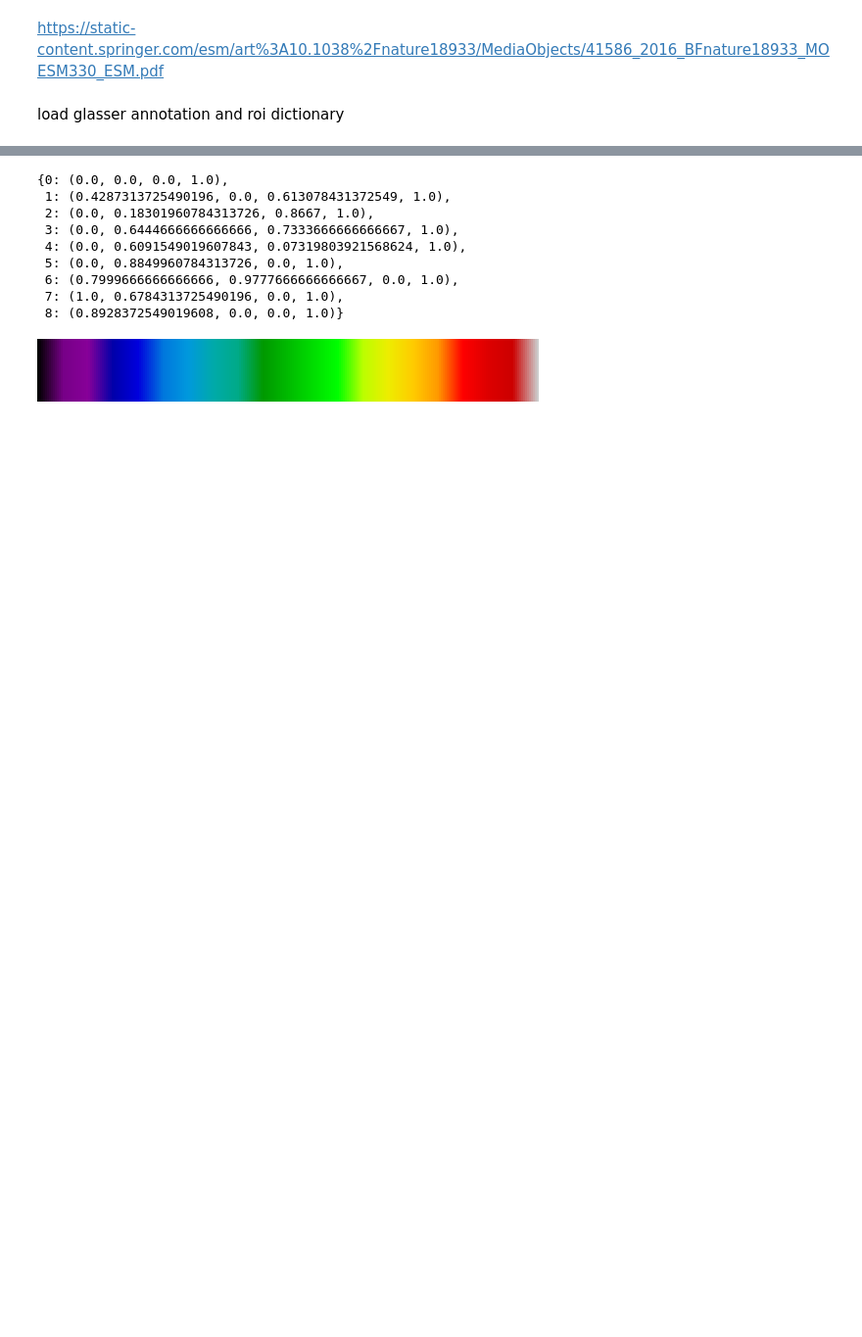
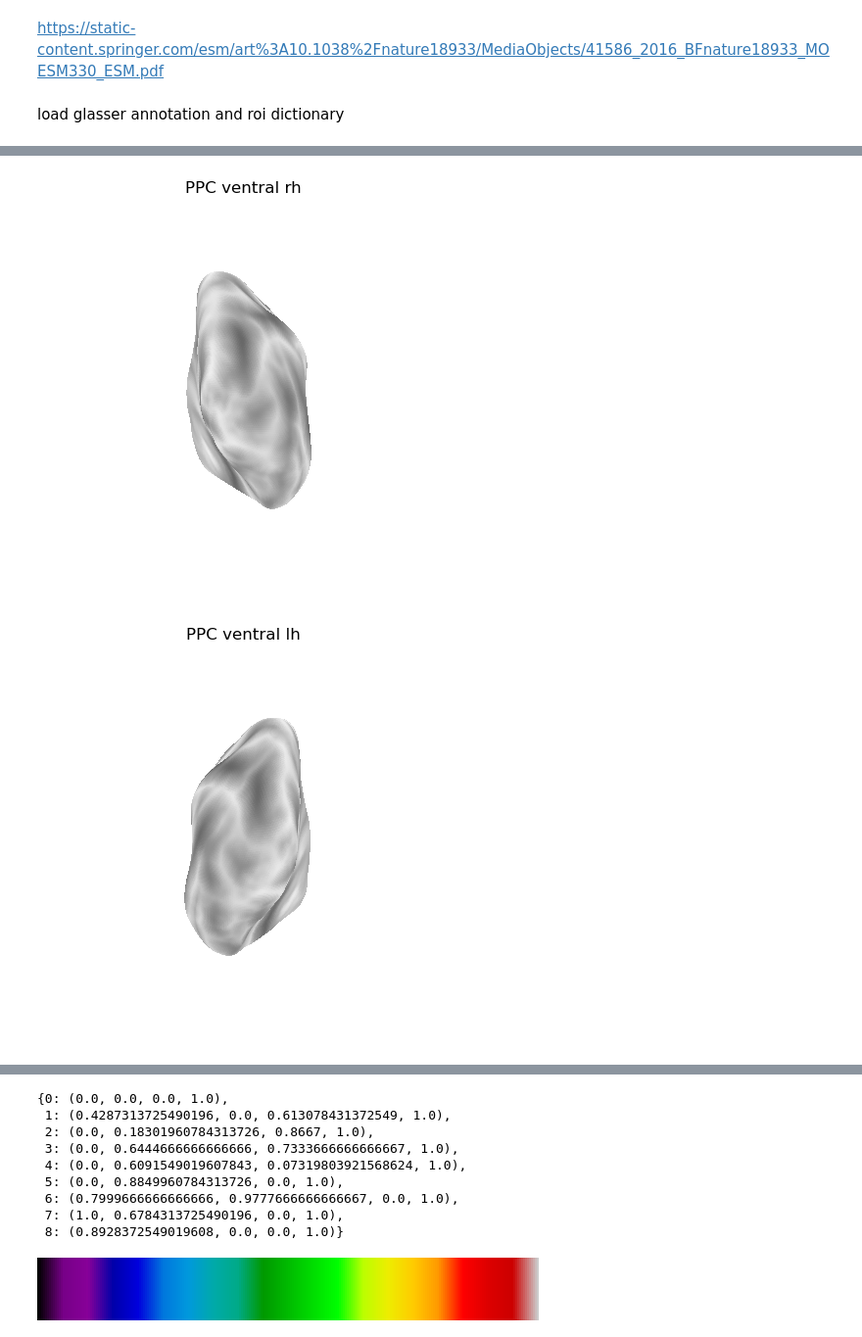
Before and after one commit to jungheejung/life-encoding, a Jupyter notebook: scripts/HCP-MMP/step01_plot_glasser_roi.ipynb, the cells around one changed output, grey strips where cells are left out. Shown at 98% size. Drawn from its saved outputs; the diff is of its cells as text; code cells hidden in the pictures; blank space fills up the shorter version.

```diff
--- a/scripts/HCP-MMP/step01_plot_glasser_roi.ipynb
+++ b/scripts/HCP-MMP/step01_plot_glasser_roi.ipynb
@@ -96,0 +113,20 @@ plot_roi(lh_roi_map, rh_roi_map, roi_name, 'Reds')
+# %%
+roi_name = 'PPC'
+lh_roi_map = np.full(lh_labels.shape, np.nan)
+lh_roi_map[np.in1d(lh_labels, rois[roi_name])] = 1
+
+rh_roi_map = np.full(rh_labels.shape, np.nan)
+rh_roi_map[np.in1d(rh_labels, rois[roi_name])] = 1
+# plot_roi(lh_roi_map, rh_roi_map, roi_name, 'Reds')
+
+plot_surf_stat_map(fsaverage['infl_left'], lh_roi_map,
+                    bg_map=fsaverage['sulc_left'],
+                    title=f'{roi_name} ventral lh',
+                    hemi='left', view='posterior', colorbar=False)  # vmin=.05, vmax,=.5,
+plot_surf_stat_map(fsaverage['infl_right'], rh_roi_map,
+                    bg_map=fsaverage['sulc_right'],
+                    title=f'{roi_name} ventral rh',
+                    hemi='right', view='posterior',  colorbar=False)  # vmin=.05, vmax=.5,
+# %% [output]
+[figure, added]
+[figure, added]
```
Also changed, not shown: parts of 7 cells of this notebook.
